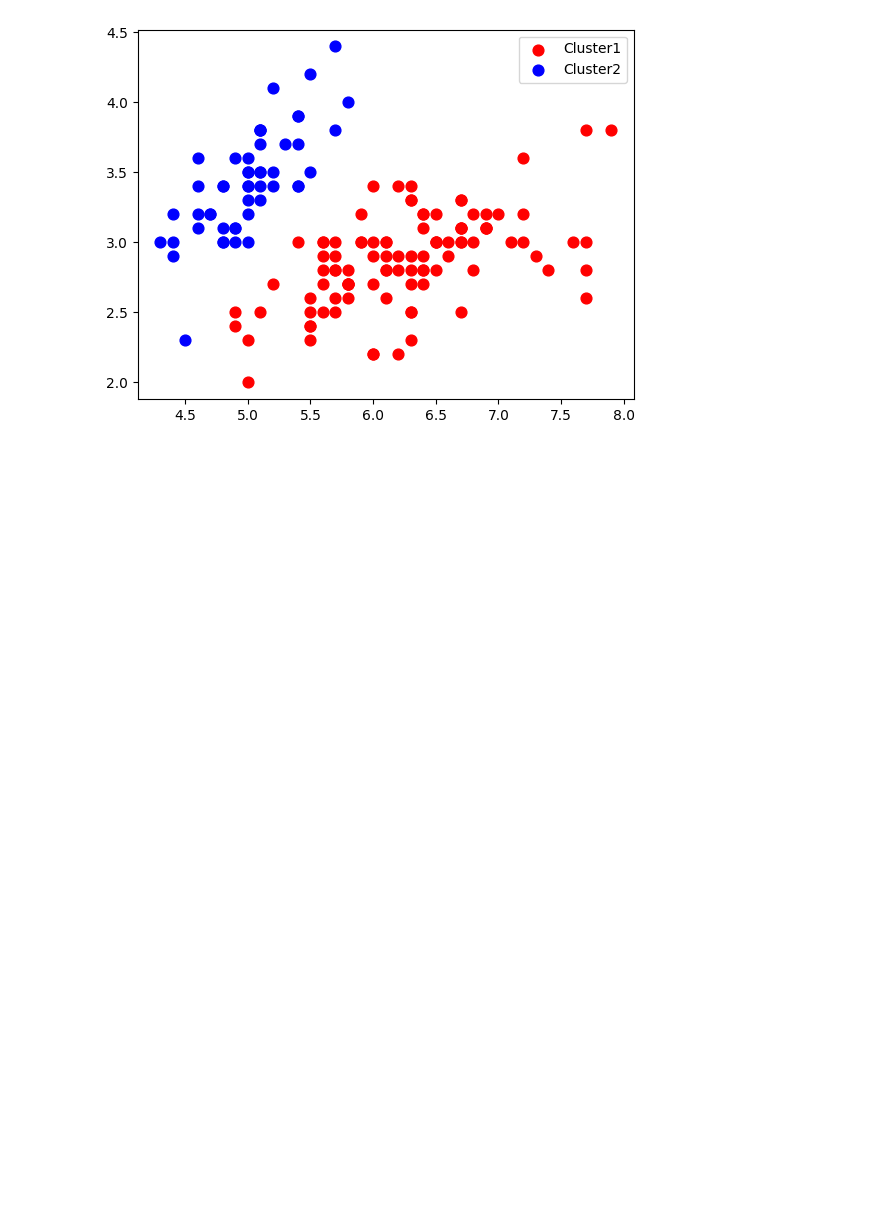
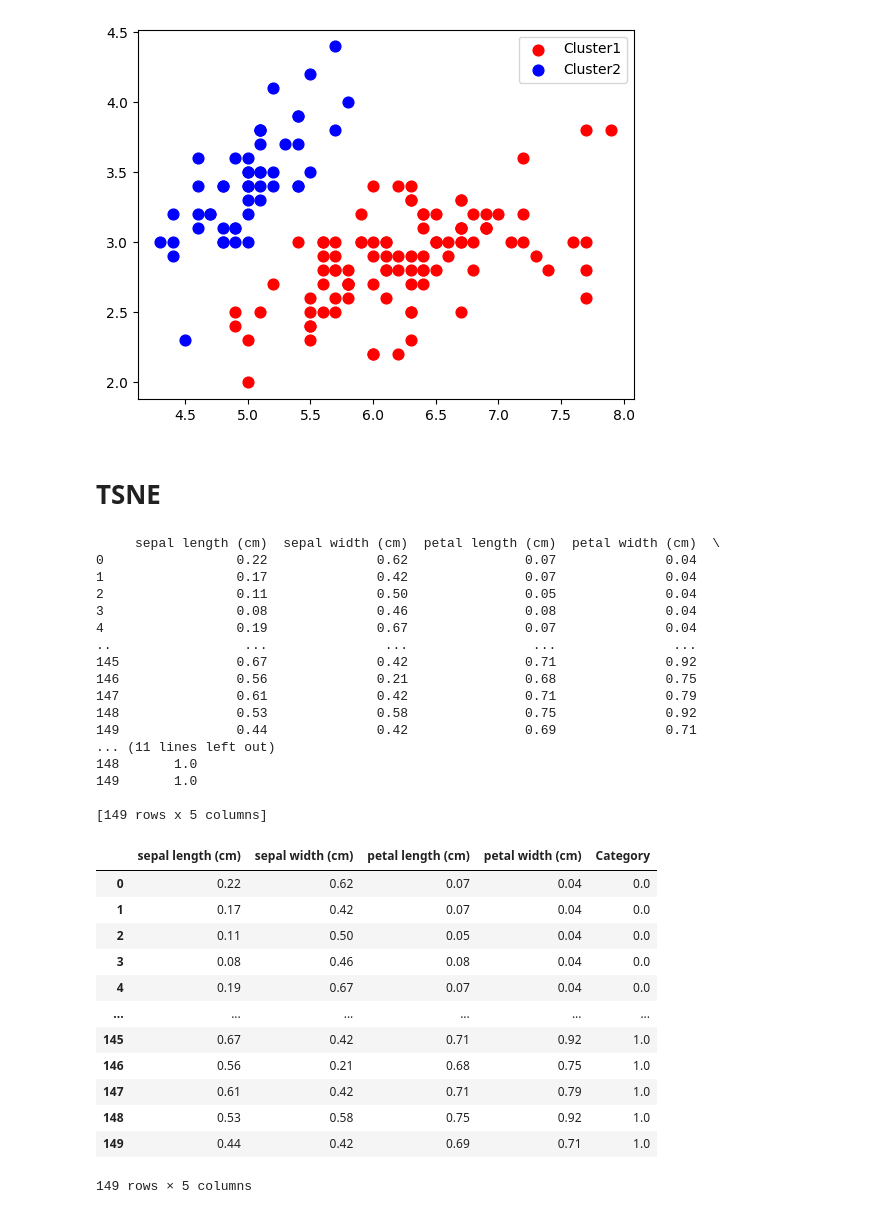
Before and after one commit to Emilinjoseph/Iris-dataset-prediction-using-different-classification-models, a Jupyter notebook: Classification Algorithms Using IRIS dataset.ipynb, the cells around one changed output. Drawn from its saved outputs; the diff is of its cells as text; code cells hidden in the pictures; blank space fills up the shorter version.

```diff
--- a/Classification Algorithms Using IRIS dataset.ipynb
+++ b/Classification Algorithms Using IRIS dataset.ipynb
@@ -703,3 +717,57 @@ plt.legend()
 plt.show()
 # %% [output]
 [figure]
+# %% [markdown]
+# TSNE
+# %%
+print(df)
+
+col=df.columns
+
+from sklearn.preprocessing import MinMaxScaler
+
+
+# Create a scaler object
+scaler = MinMaxScaler()
+
+# Fit the scaler on the data
+scaler.fit(df)
+
+# Transform the data
+scaled_data = scaler.transform(df)
+
+# Print the scaled data
+
+df[col]=scaled_data.round(2)
+df
+# %% [output]
+     sepal length (cm)  sepal width (cm)  petal length (cm)  petal width (cm)  \
+0                 0.22              0.62               0.07              0.04
+1                 0.17              0.42               0.07              0.04
+2                 0.11              0.50               0.05              0.04
+3                 0.08              0.46               0.08              0.04
+4                 0.19              0.67               0.07              0.04
+..                 ...               ...                ...               ...
+145               0.67              0.42               0.71              0.92
+146               0.56              0.21               0.68              0.75
+147               0.61              0.42               0.71              0.79
+148               0.53              0.58               0.75              0.92
+149               0.44              0.42               0.69              0.71
+... (11 lines left out)
+148       1.0
+149       1.0
+
+[149 rows x 5 columns]
+|  | sepal length (cm) | sepal width (cm) | petal length (cm) | petal width (cm) | Category |
+| 0 | 0.22 | 0.62 | 0.07 | 0.04 | 0.0 |
+| 1 | 0.17 | 0.42 | 0.07 | 0.04 | 0.0 |
+| 2 | 0.11 | 0.50 | 0.05 | 0.04 | 0.0 |
+| 3 | 0.08 | 0.46 | 0.08 | 0.04 | 0.0 |
+| 4 | 0.19 | 0.67 | 0.07 | 0.04 | 0.0 |
+| ... | ... | ... | ... | ... | ... |
+| 145 | 0.67 | 0.42 | 0.71 | 0.92 | 1.0 |
+| 146 | 0.56 | 0.21 | 0.68 | 0.75 | 1.0 |
+| 147 | 0.61 | 0.42 | 0.71 | 0.79 | 1.0 |
+| 148 | 0.53 | 0.58 | 0.75 | 0.92 | 1.0 |
+| 149 | 0.44 | 0.42 | 0.69 | 0.71 | 1.0 |
+149 rows × 5 columns
```
Also changed, not shown: parts of 25 cells of this notebook.
